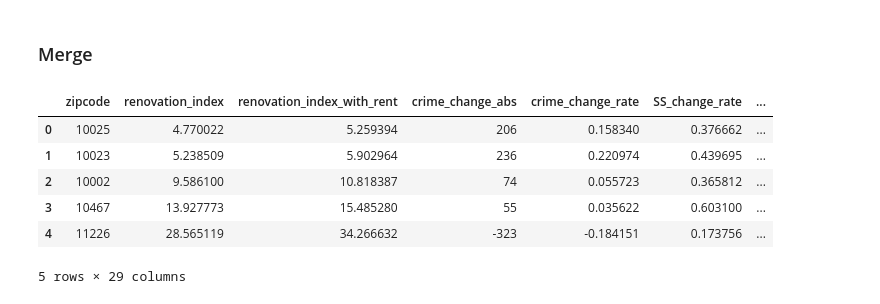
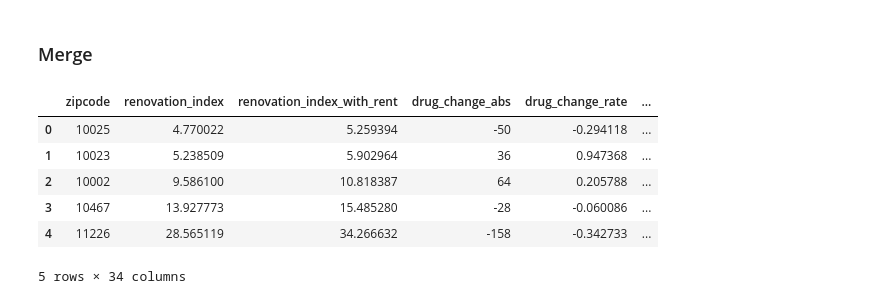
Before and after one commit to alaincr/Digital-Traces-of-Gentrification_2018-master, a Jupyter notebook: notebooks/dataMerge/dataMerge.ipynb, the cells around one changed output. Saved outputs shown, nothing was run; the diff lists cells and outputs as text; code cells hidden in the pictures.

```diff
--- a/notebooks/dataMerge/dataMerge.ipynb
+++ b/notebooks/dataMerge/dataMerge.ipynb
@@ -40,0 +116,25 @@ Index(['ZIPCODE', 'Absolute_Difference', 'Percentual_Difference', 'ZIPCODE.1'],
+# %%
+df22 = pd.read_csv("data/robbery.csv")
+print("Original column names:")
+print(df22.columns)
+print(df22.shape)
+df22.drop(['ZIPCODE.1'], axis=1, inplace=True)
+
+old = df22.columns[1:]
+#oldlist = []
+for oldone in old:
+    oldlist.append(oldone)
+
+print(oldlist)
+
+df22.columns = ['zipcode', 'robbery_change_abs', 'robbery_change_rate']
+
+new = df22.columns[1:]
+#newlist = []
+for newone in new:
+    newlist.append(newone)
+
+print(newlist)
+
+df22['zipcode'] = df22['zipcode'].astype(str)
+df22.head()
@@ -90,8 +238,24 @@ df5 = pd.read_csv("data/privateVehicle_subway_change.csv", index_col=0)
 print("Original column names:")
 print(df5.columns)
 print(df5.shape)
+
+old = df5.columns[1:]
+#oldlist = []
+for oldone in old:
+    oldlist.append(oldone)
+
+print(oldlist)
+
 df5.columns = ['zipcode', 'subway_change_abs', 'subway_change_rate', 'yellowTaxi_change_abs',
-               'yellowTaxi_change_rate', 'privateVehicle_change_abs']
+               'yellowTaxi_change_rate', 'privateVehicle_change_abs', 'privateVehicle_change_rate']
+
+new = df5.columns[1:]
+#newlist = []
+for newone in new:
+    newlist.append(newone)
+
+print(newlist)
+
 df5['zipcode'] = df5['zipcode'].astype(str)
 df5.head()
 # %% [output]
@@ -110,18 +302,20 @@ Index(['ZIPCODE', 'absc_subway', 'perc_subway', 'absc_yellowTaxi',
 ### Merge
 # %%
 df = pd.merge(df1, df2, on='zipcode')
+df = pd.merge(df, df21, on='zipcode')
+df = pd.merge(df, df22, on='zipcode')
 df = pd.merge(df, df3, on='zipcode')
 df = pd.merge(df, df4, on='zipcode')
 df = pd.merge(df, df5, on='zipcode')
 df.head()
 # %% [output]
-|  | zipcode | renovation_index | renovation_index_with_rent | crime_change_abs | crime_change_rate | SS_change_rate | ... |
-| 0 | 10025 | 4.770022 | 5.259394 | 206 | 0.158340 | 0.376662 | ... |
-| 1 | 10023 | 5.238509 | 5.902964 | 236 | 0.220974 | 0.439695 | ... |
-| 2 | 10002 | 9.586100 | 10.818387 | 74 | 0.055723 | 0.365812 | ... |
-| 3 | 10467 | 13.927773 | 15.485280 | 55 | 0.035622 | 0.603100 | ... |
-| 4 | 11226 | 28.565119 | 34.266632 | -323 | -0.184151 | 0.173756 | ... |
+|  | zipcode | renovation_index | renovation_index_with_rent | drug_change_abs | drug_change_rate | ... |
+| 0 | 10025 | 4.770022 | 5.259394 | -50 | -0.294118 | ... |
+| 1 | 10023 | 5.238509 | 5.902964 | 36 | 0.947368 | ... |
+| 2 | 10002 | 9.586100 | 10.818387 | 64 | 0.205788 | ... |
+| 3 | 10467 | 13.927773 | 15.485280 | -28 | -0.060086 | ... |
+| 4 | 11226 | 28.565119 | 34.266632 | -158 | -0.342733 | ... |
-5 rows × 29 columns
+5 rows × 34 columns
 # %%
 df.shape
 # %% [output]
```
Also changed, not shown: parts of 12 cells of this notebook, 1 other file.
